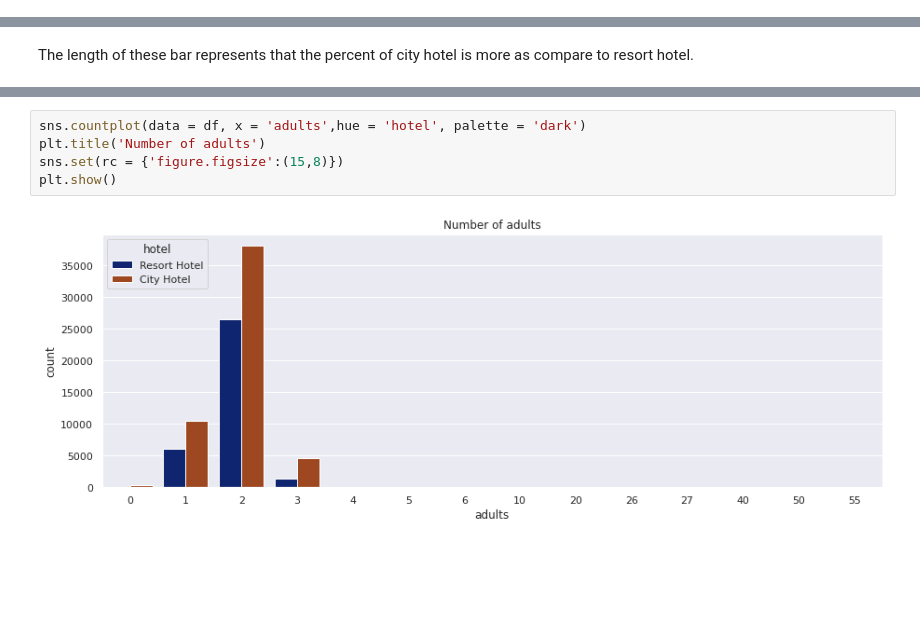
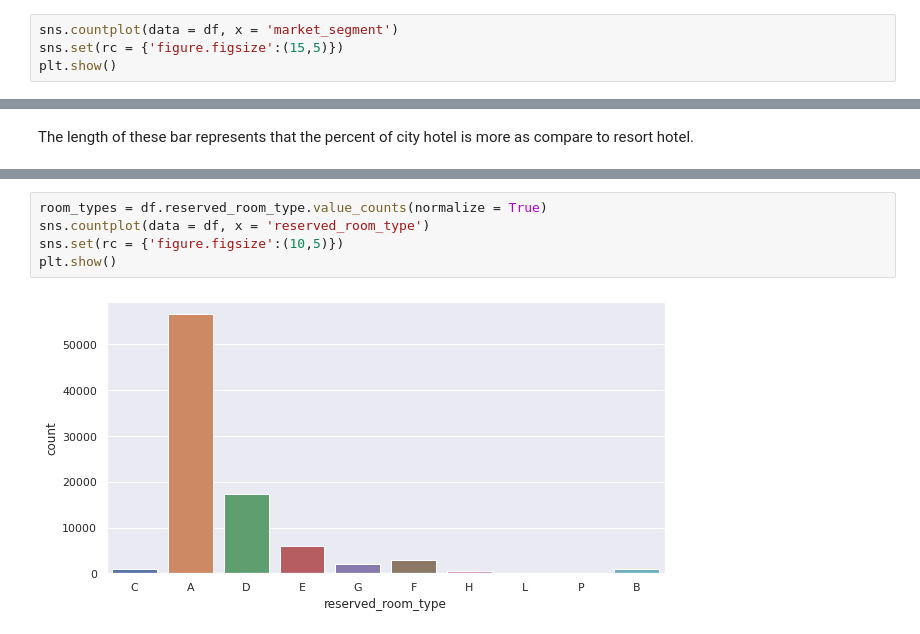
Before and after one commit to poojappt/Hotel-Booking-EDA, a Jupyter notebook: Poojappt_Hotel_Booking_Analysis_Capstone_Project.ipynb, the cells around one changed output, grey strips where cells are left out. Saved outputs shown, nothing was run; the diff lists cells and outputs as text; blank space fills up the shorter version.

```diff
--- a/Poojappt_Hotel_Booking_Analysis_Capstone_Project.ipynb
+++ b/Poojappt_Hotel_Booking_Analysis_Capstone_Project.ipynb
@@ -435,0 +432,4 @@ From above plots we can see that major bookings are done Directly instead of oth
+# %%
+sns.countplot(data = df, x = 'market_segment')
+sns.set(rc = {'figure.figsize':(15,5)})
+plt.show()
@@ -446,7 +482,7 @@ The length of these bar represents that the percent of city hotel is more as com
 # %%
-sns.countplot(data = df, x = 'adults',hue = 'hotel', palette = 'dark')
-plt.title('Number of adults')
-sns.set(rc = {'figure.figsize':(15,8)})
+room_types = df.reserved_room_type.value_counts(normalize = True)
+sns.countplot(data = df, x = 'reserved_room_type')
+sns.set(rc = {'figure.figsize':(10,5)})
 plt.show()
 # %% [output]
-[figure, old version]
+[figure, new version]
```
Also changed, not shown: parts of 15 cells of this notebook.
